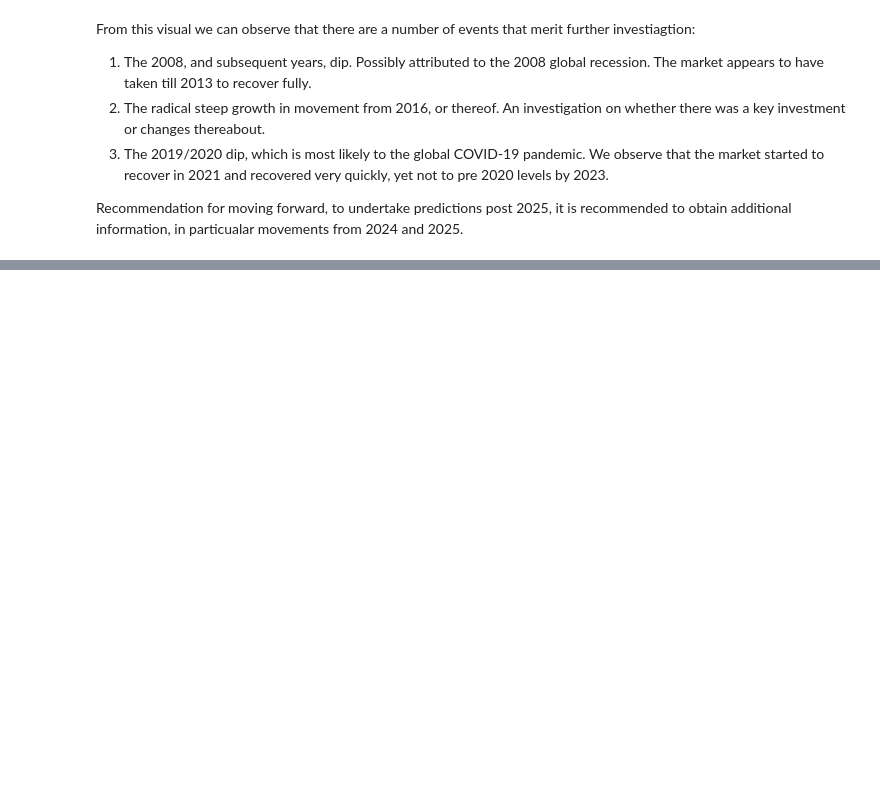
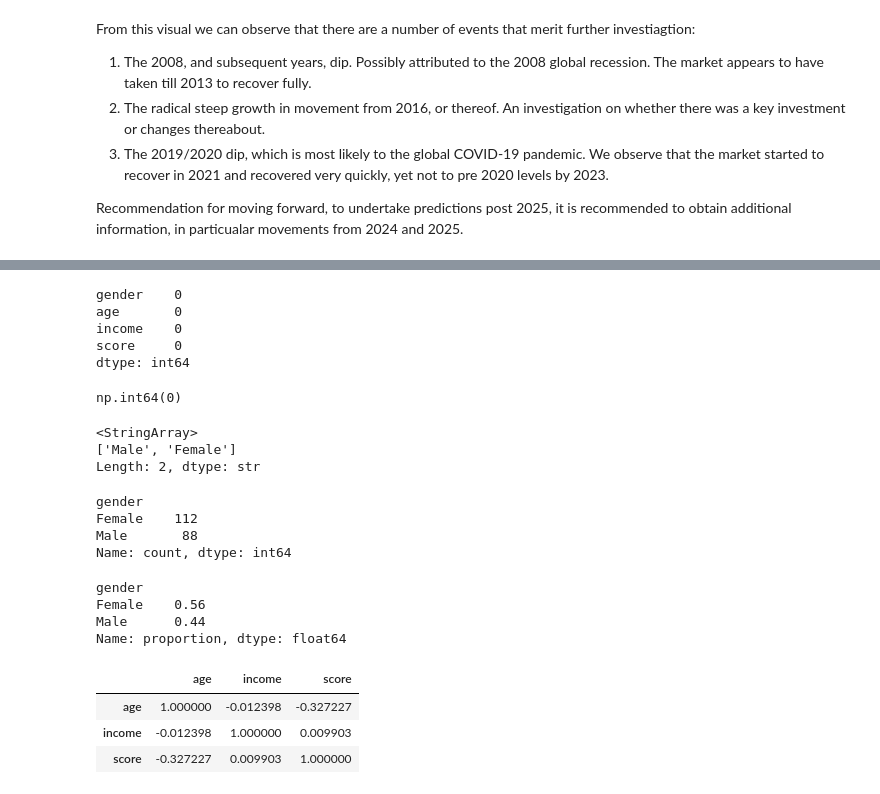
Before and after one commit to PaulaSalnitro1/ml_2026_2027, a Jupyter notebook: src/02 - Exploratory Data Analysis.ipynb, the cells around one changed output, grey strips where cells are left out. Drawn from its saved outputs; the diff is of its cells as text; code cells hidden in the pictures; blank space fills up the shorter version.

```diff
--- a/src/02 - Exploratory Data Analysis.ipynb
+++ b/src/02 - Exploratory Data Analysis.ipynb
@@ -114,0 +211,43 @@ Recommendation for moving forward, to undertake predictions post 2025, it is rec
+# %%
+#Explicit null check
+df[vars].isna().sum()
+# %% [output]
+gender    0
+age       0
+income    0
+score     0
+dtype: int64
+# %%
+# Check for duplicates
+df[vars].duplicated().sum()
+# %% [output]
+np.int64(0)
+# %%
+# Checking the range of values of non numeric variables
+df['gender'].unique()
+# %% [output]
+<StringArray>
+['Male', 'Female']
+Length: 2, dtype: str
+# %%
+df['gender'].value_counts()
+# %% [output]
+gender
+Female    112
+Male       88
+Name: count, dtype: int64
+# %%
+df['gender'].value_counts(normalize=True)
+# %% [output]
+gender
+Female    0.56
+Male      0.44
+Name: proportion, dtype: float64
+# %%
+# Undertake a statistical correlation analysis
+df[vars].corr(numeric_only=True)
+# %% [output]
+|  | age | income | score |
+| age | 1.000000 | -0.012398 | -0.327227 |
+| income | -0.012398 | 1.000000 | 0.009903 |
+| score | -0.327227 | 0.009903 | 1.000000 |
```
Also changed, not shown: parts of 12 cells of this notebook.
